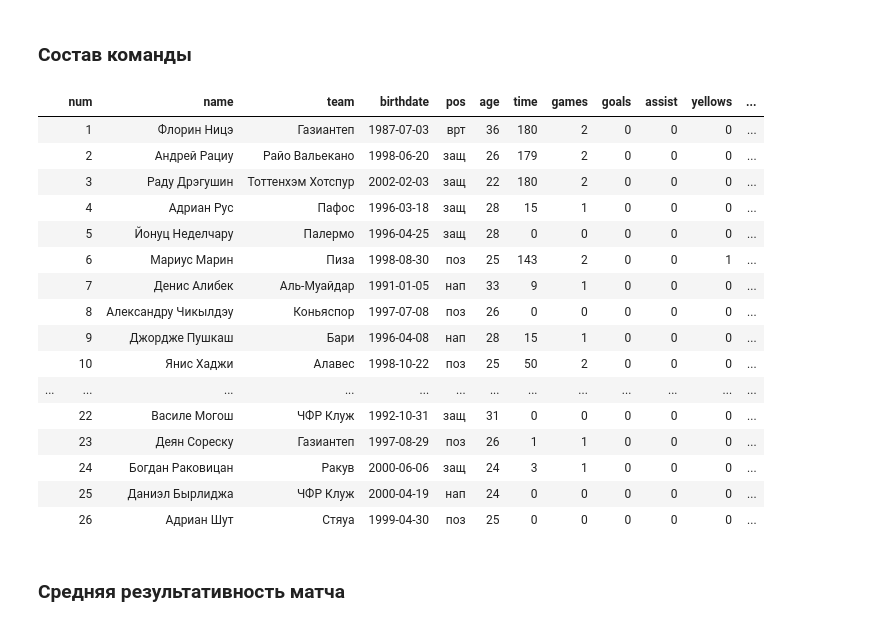
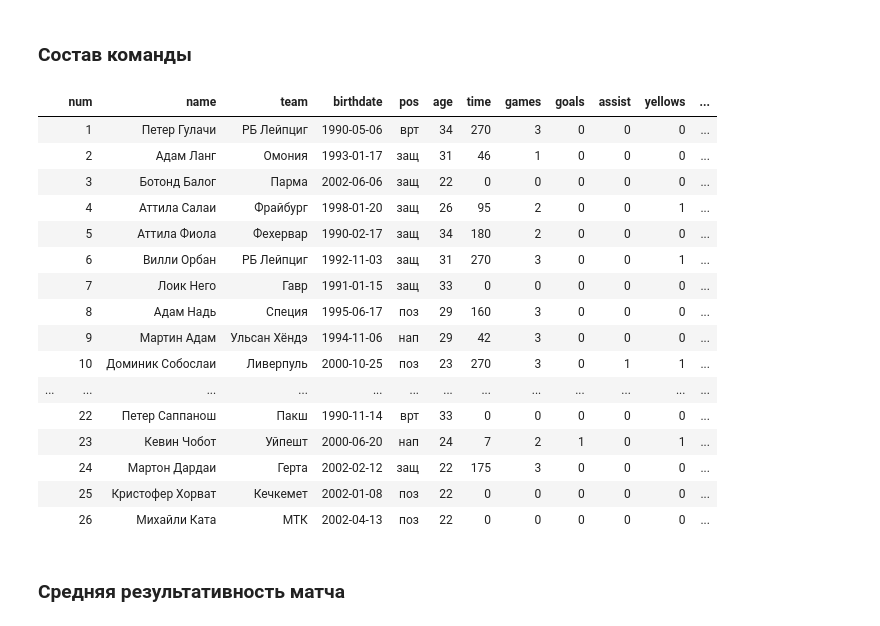
Before and after one commit to elp87/Euro-2024, a Jupyter notebook: euro.ipynb, the cells around one changed output. Drawn from its saved outputs; the diff is of its cells as text; code cells hidden in the pictures.

```diff
--- a/euro.ipynb
+++ b/euro.ipynb
@@ -221,7 +220,7 @@ for i in range(6):
 # %% [markdown]
 ### Состав команды
 # %%
-lteam='Румыния'
+lteam='Венгрия'
 # Берем id страны
 lteam_id = countries[countries['country']==lteam]['country_id']
 lteam_id = lteam_id.reset_index(drop=True)[0]
@@ -244,49 +243,49 @@ try:
     lassist = (events_df[(events_df['country_id']==lteam_id) & (events_df['event'] == 'пас')]
      .pivot_table(index='name', values='event', aggfunc='count'))
     lassist.columns = ['assist']
     lteam_players = lteam_players.merge(lassist, on='name', how='left')
 except ValueError:
     lteam_players['assist'] = 0
 # Желтые карточки
 try:
     lyellows = (events_df[(events_df['country_id']==lteam_id) & (events_df['event'] == 'желтая карточка')]
      .pivot_table(index='name', values='event', aggfunc='count'))
     lyellows.columns = ['yellows']
     lteam_players = lteam_players.merge(lyellows, on='name', how='left')
 except ValueError:
     lteam_players['yellows'] = 0
 # Красные карточки
 try:
     lreds = (events_df[(events_df['country_id']==lteam_id) & (events_df['event'] == 'красная карточка')]
      .pivot_table(index='name', values='event', aggfunc='count'))
     lreds.columns = ['reds']
     lreds
     lteam_players = lteam_players.merge(lreds, on='name', how='left')
 except:
     lteam_players['reds'] = 0
 lteam_players = lteam_players.drop(['country_id', 'country'], axis=1)
 lteam_players = lteam_players.fillna(0)
 lteam_players[['age', 'time','games', 'goals', 'assist', 'yellows', 'reds']] = lteam_players[['age', 'time', 'games', 'goals', 'assist', 'yellows', 'reds']].astype('int')
 lteam_players.index = ['']*len(lteam_players) # Скрывает индекс
 lteam_players.sort_values(by='num')
 # %% [output]
 |  | num | name | team | birthdate | pos | age | time | games | goals | assist | yellows | ... |
-|  | 1 | Флорин Ницэ | Газиантеп | 1987-07-03 | врт | 36 | 180 | 2 | 0 | 0 | 0 | ... |
-|  | 2 | Андрей Рациу | Райо Вальекано | 1998-06-20 | защ | 26 | 179 | 2 | 0 | 0 | 0 | ... |
-|  | 3 | Раду Дрэгушин | Тоттенхэм Хотспур | 2002-02-03 | защ | 22 | 180 | 2 | 0 | 0 | 0 | ... |
-|  | 4 | Адриан Рус | Пафос | 1996-03-18 | защ | 28 | 15 | 1 | 0 | 0 | 0 | ... |
-|  | 5 | Йонуц Неделчару | Палермо | 1996-04-25 | защ | 28 | 0 | 0 | 0 | 0 | 0 | ... |
-|  | 6 | Мариус Марин | Пиза | 1998-08-30 | поз | 25 | 143 | 2 | 0 | 0 | 1 | ... |
-|  | 7 | Денис Алибек | Аль-Муайдар | 1991-01-05 | нап | 33 | 9 | 1 | 0 | 0 | 0 | ... |
-|  | 8 | Александру Чикылдэу | Коньяспор | 1997-07-08 | поз | 26 | 0 | 0 | 0 | 0 | 0 | ... |
-|  | 9 | Джордже Пушкаш | Бари | 1996-04-08 | нап | 28 | 15 | 1 | 0 | 0 | 0 | ... |
-|  | 10 | Янис Хаджи | Алавес | 1998-10-22 | поз | 25 | 50 | 2 | 0 | 0 | 0 | ... |
+|  | 1 | Петер Гулачи | РБ Лейпциг | 1990-05-06 | врт | 34 | 270 | 3 | 0 | 0 | 0 | ... |
+|  | 2 | Адам Ланг | Омония | 1993-01-17 | защ | 31 | 46 | 1 | 0 | 0 | 0 | ... |
+|  | 3 | Ботонд Балог | Парма | 2002-06-06 | защ | 22 | 0 | 0 | 0 | 0 | 0 | ... |
+|  | 4 | Аттила Салаи | Фрайбург | 1998-01-20 | защ | 26 | 95 | 2 | 0 | 0 | 1 | ... |
+|  | 5 | Аттила Фиола | Фехервар | 1990-02-17 | защ | 34 | 180 | 2 | 0 | 0 | 0 | ... |
+|  | 6 | Вилли Орбан | РБ Лейпциг | 1992-11-03 | защ | 31 | 270 | 3 | 0 | 0 | 1 | ... |
+|  | 7 | Лоик Него | Гавр | 1991-01-15 | защ | 33 | 0 | 0 | 0 | 0 | 0 | ... |
+|  | 8 | Адам Надь | Специя | 1995-06-17 | поз | 29 | 160 | 3 | 0 | 0 | 0 | ... |
+|  | 9 | Мартин Адам | Ульсан Хёндэ | 1994-11-06 | нап | 29 | 42 | 3 | 0 | 0 | 0 | ... |
+|  | 10 | Доминик Собослаи | Ливерпуль | 2000-10-25 | поз | 23 | 270 | 3 | 0 | 1 | 1 | ... |
 | ... | ... | ... | ... | ... | ... | ... | ... | ... | ... | ... | ... | ... |
-|  | 22 | Василе Могош | ЧФР Клуж | 1992-10-31 | защ | 31 | 0 | 0 | 0 | 0 | 0 | ... |
-|  | 23 | Деян Сореску | Газиантеп | 1997-08-29 | поз | 26 | 1 | 1 | 0 | 0 | 0 | ... |
-|  | 24 | Богдан Раковицан | Ракув | 2000-06-06 | защ | 24 | 3 | 1 | 0 | 0 | 0 | ... |
-|  | 25 | Даниэл Бырлиджа | ЧФР Клуж | 2000-04-19 | нап | 24 | 0 | 0 | 0 | 0 | 0 | ... |
-|  | 26 | Адриан Шут | Стяуа | 1999-04-30 | поз | 25 | 0 | 0 | 0 | 0 | 0 | ... |
+|  | 22 | Петер Саппанош | Пакш | 1990-11-14 | врт | 33 | 0 | 0 | 0 | 0 | 0 | ... |
+|  | 23 | Кевин Чобот | Уйпешт | 2000-06-20 | нап | 24 | 7 | 2 | 1 | 0 | 1 | ... |
+|  | 24 | Мартон Дардаи | Герта | 2002-02-12 | защ | 22 | 175 | 3 | 0 | 0 | 0 | ... |
+|  | 25 | Кристофер Хорват | Кечкемет | 2002-01-08 | поз | 22 | 0 | 0 | 0 | 0 | 0 | ... |
+|  | 26 | Михайли Ката | МТК | 2002-04-13 | поз | 22 | 0 | 0 | 0 | 0 | 0 | ... |
 # %% [markdown]
 ### Средняя результативность матча
 # %%
```
Also changed, not shown: parts of 14 cells of this notebook, 3 other files.
